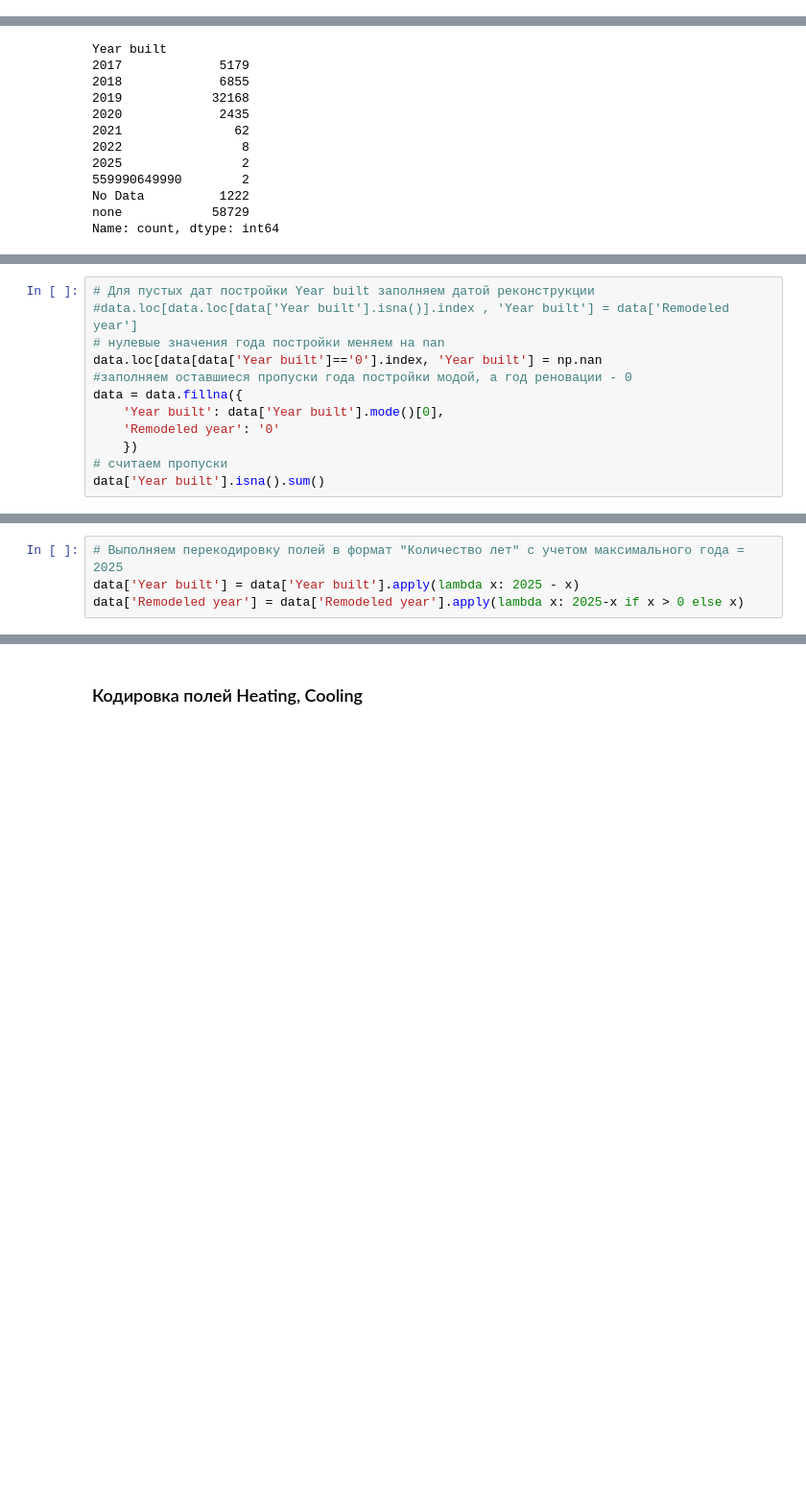
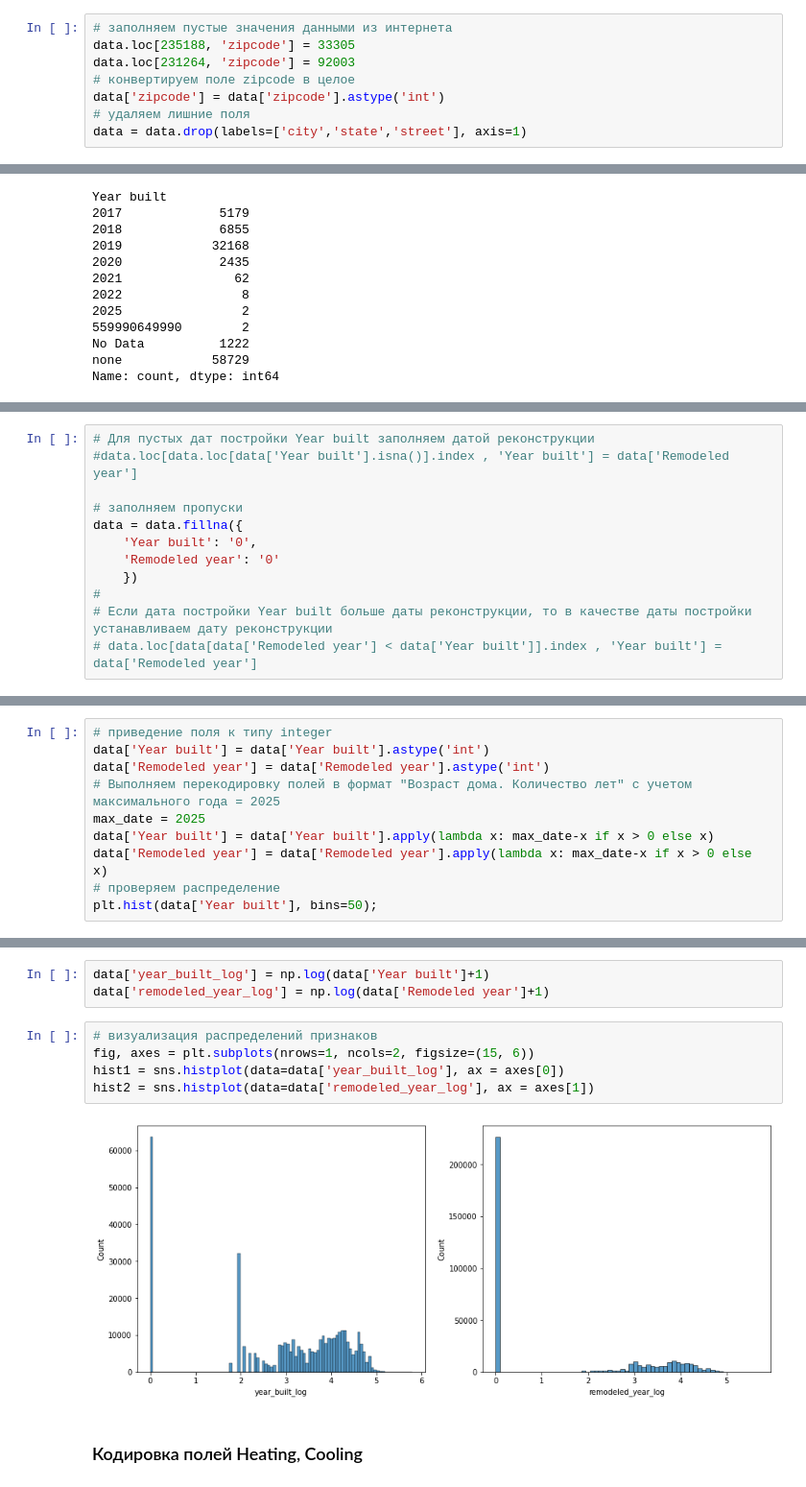
Before and after one commit to DarthSirius/Lessons, a Jupyter notebook: SkillFactory/Final_project/prepare.ipynb, the cells around one changed output, grey strips where cells are left out. Shown at 96% size. Drawn from its saved outputs; the diff is of its cells as text; blank space fills up the shorter version.

```diff
--- a/SkillFactory/Final_project/prepare.ipynb
+++ b/SkillFactory/Final_project/prepare.ipynb
@@ -140 +174,9 @@ memory usage: 71.9+ MB
+# %%
+# заполняем пустые значения данными из интернета
+data.loc[235188, 'zipcode'] = 33305
+data.loc[231264, 'zipcode'] = 92003
+# конвертируем поле zipcode в целое
+data['zipcode'] = data['zipcode'].astype('int')
+# удаляем лишние поля
+data = data.drop(labels=['city','state','street'], axis=1)
 # %% [markdown]
@@ -231,12 +286,12 @@ data.loc[data[data['Remodeled year']=='0'].index, 'Remodeled year'] = '0'
 # %%
 # Для пустых дат постройки Year built заполняем датой реконструкции
 #data.loc[data.loc[data['Year built'].isna()].index , 'Year built'] = data['Remodeled year']
-# нулевые значения года постройки меняем на nan
-data.loc[data[data['Year built']=='0'].index, 'Year built'] = np.nan
-#заполняем оставшиеся пропуски года постройки модой, а год реновации - 0
+
+# заполняем пропуски
 data = data.fillna({
-    'Year built': data['Year built'].mode()[0],
+    'Year built': '0',
     'Remodeled year': '0'
     })
-# считаем пропуски
-data['Year built'].isna().sum()
+#
+# Если дата постройки Year built больше даты реконструкции, то в качестве даты постройки устанавливаем дату реконструкции
+# data.loc[data[data['Remodeled year'] < data['Year built']].index , 'Year built'] = data['Remodeled year']
@@ -263,4 +309,10 @@ data['Remodeled year'] = data['Remodeled year'].astype('int')
 # %%
-# Выполняем перекодировку полей в формат "Количество лет" с учетом максимального года = 2025
-data['Year built'] = data['Year built'].apply(lambda x: 2025 - x)
-data['Remodeled year'] = data['Remodeled year'].apply(lambda x: 2025-x if x > 0 else x)
+# приведение поля к типу integer
+data['Year built'] = data['Year built'].astype('int')
+data['Remodeled year'] = data['Remodeled year'].astype('int')
+# Выполняем перекодировку полей в формат "Возраст дома. Количество лет" с учетом максимального года = 2025
+max_date = 2025
+data['Year built'] = data['Year built'].apply(lambda x: max_date-x if x > 0 else x)
+data['Remodeled year'] = data['Remodeled year'].apply(lambda x: max_date-x if x > 0 else x)
+# проверяем распределение
+plt.hist(data['Year built'], bins=50);
@@ -307,3 +323,13 @@ plt.hist(data['Remodeled year'], bins=30);
+# %%
+data['year_built_log'] = np.log(data['Year built']+1)
+data['remodeled_year_log'] = np.log(data['Remodeled year']+1)
+# %%
+# визуализация распределений признаков
+fig, axes = plt.subplots(nrows=1, ncols=2, figsize=(15, 6))
+hist1 = sns.histplot(data=data['year_built_log'], ax = axes[0])
+hist2 = sns.histplot(data=data['remodeled_year_log'], ax = axes[1])
+# %% [output]
+[figure, added]
 # %% [markdown]
 ### Кодировка полей Heating, Cooling
 # %%
```
Also changed, not shown: parts of 153 cells of this notebook, 13 other files.
